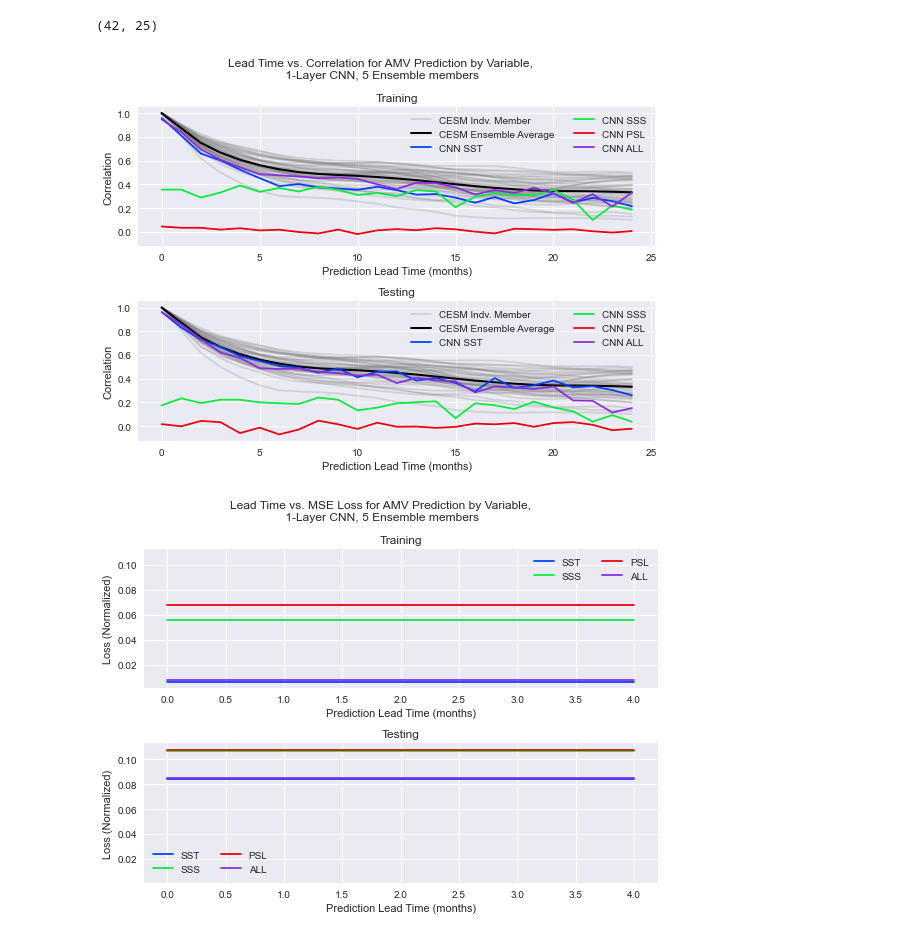
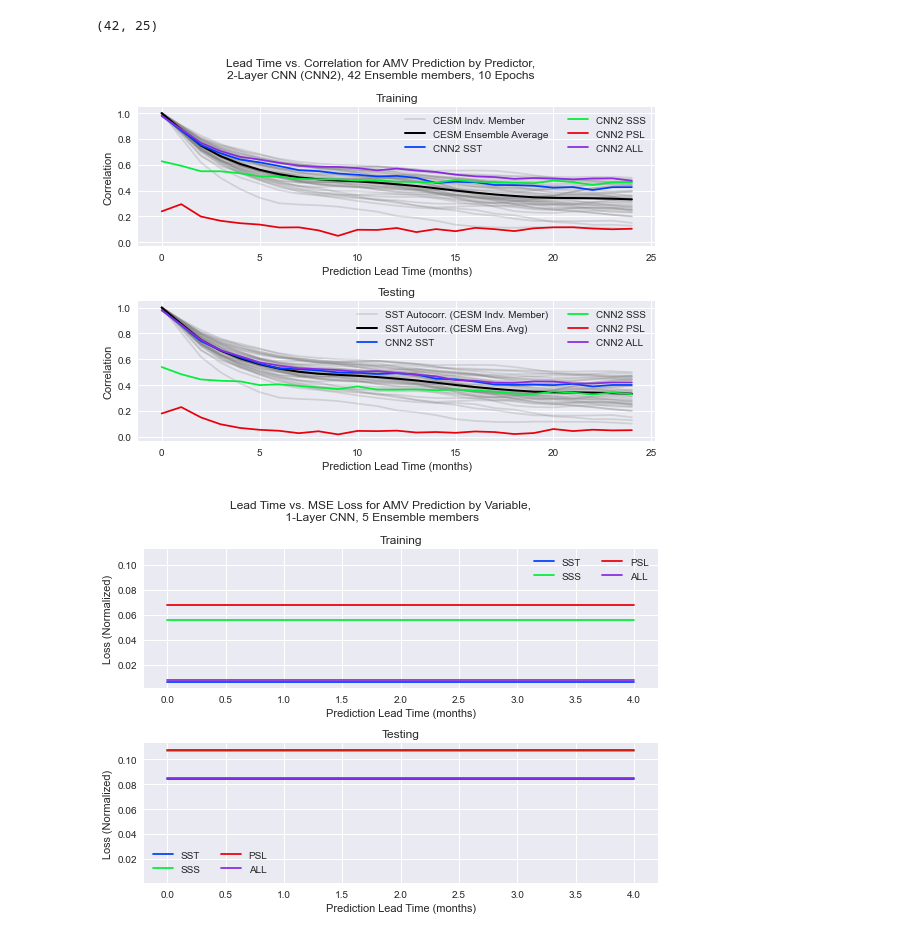
Before and after one commit to glennliu265/predict_amv, a Jupyter notebook: Analysis/plot_SST_prediction_bylead.ipynb, the cells around one changed output. Saved outputs shown, nothing was run; the diff lists cells and outputs as text; code cells hidden in the pictures.

```diff
--- a/Analysis/plot_SST_prediction_bylead.ipynb
+++ b/Analysis/plot_SST_prediction_bylead.ipynb
@@ -12,11 +12,12 @@ import numpy as np
 datpath = "/Users/gliu/Downloads/2020_Fall/6.862/Project/CESM_data/proc/LeadTesting/" # path to the data
 outpath = "/Users/gliu/Downloads/2020_Fall/6.862/Project/Figures/" # output directory
 
-
 # Experiment parameters
 leadtime   = 25  # Lead time in months (include lag 0)
-num_epochs = 5   # Number of Epochs tested for
-nmembers   = 5   # Total number of ensemble members used
+num_epochs = 10   # Number of Epochs tested for
+nmembers   = 42   # Total number of ensemble members used
+netname    = 'CNN2' # Network Type [CNN1,CNN2,FNN,LR]
+netlong    = "2-Layer CNN (CNN2)" # Network Long Name
 
 # Save Figures? (Set to True to save to outpath)
 savefigures = True
@@ -29,9 +30,12 @@ varnames = ["SST","SSS","PSL","ALL"]
 %%time
 # Load results from CNN lead experiments
 
+# Set up experiment identifier (ex: CNN2_nepoch10_nens42_lead24)
+expname = "%s_nepoch%02i_nens%02i_lead%02i" % (netname,num_epochs,nmembers,leadtime-1)
+print("Loading experiment: %s"%expname)
+
 # Preallocate
 nvars = len(varnames)
-
 train_loss = np.zeros((nvars,num_epochs,leadtime)) # [variable x epoch x leadtime]
 test_loss  = np.zeros(train_loss.shape) # [variable x epoch x leadtime]
 test_corr    = np.zeros((nvars,leadtime)) # [variable x leadtime]
@@ -41,7 +45,7 @@ for v,vname in enumerate(varnames):
     vname = varnames[v]
 
     # Load NPZ file
-    results = np.load("%sleadtime_testing_%s_nens5.npz"%(datpath,vname))
+    results = np.load("%sleadtime_testing_%s_%s.npz"%(datpath,vname,expname))
 
     # Get correlation for train and test (note, need to rename arrays in future...)
     train_loss[v,:,:] = results['arr_0'].copy() # [n_epochs,lead]
@@ -67,40 +73,41 @@ sst_auto.shape
 # Plot Lead Time Correlation
 fig,axs = plt.subplots(2,1,sharey=True,figsize=(8,6))
 plt.style.use('seaborn-bright')
 
 # Plot for training set
 ax = axs[0]
 for ien in range(42): # Plot CESM Reults
     ax.plot(sst_auto[ien,:], color='gray', alpha=0.25,label="")
 ax.plot(sst_auto[ien,:],color='gray',alpha=0.25,label="CESM Indv. Member")
 ax.plot(np.mean(sst_auto,axis=0),color='k',linewidth=2,label="CESM Ensemble Average")
 for v in range(nvars): # Plot CNN Results
-    ax.plot(train_corr[v,:],label="CNN " + varnames[v])
+    ax.plot(train_corr[v,:],label=netname + " " + varnames[v])
 ax.legend(ncol=2)
 ax.set_title("Training")
 ax.set_ylabel("Correlation")
 ax.set_xlabel("Prediction Lead Time (months)")
 
 ax = axs[1]
 for ien in range(42): # Plot CESM Reults
     ax.plot(sst_auto[ien,:], color='gray', alpha=0.25,label="")
-ax.plot(sst_auto[ien,:],color='gray',alpha=0.25,label="CESM Indv. Member")
-ax.plot(np.mean(sst_auto,axis=0),color='k',linewidth=2,label="CESM Ensemble Average")
+ax.plot(sst_auto[ien,:],color='gray',alpha=0.25,label="SST Autocorr. (CESM Indv. Member)")
+ax.plot(np.mean(sst_auto,axis=0),color='k',linewidth=2,label="SST Autocorr. (CESM Ens. Avg)")
 for v in range(nvars):
-    ax.plot(test_corr[v,:],label="CNN " + varnames[v])
+    ax.plot(test_corr[v,:],label=netname + " " + varnames[v])
 ax.legend(ncol=2)
 ax.set_title("Testing")
 
 ax.set_ylabel("Correlation")
 ax.set_xlabel("Prediction Lead Time (months)")
 
-plt.suptitle("Lead Time vs. Correlation for AMV Prediction by Variable,\n 1-Layer CNN, 5 Ensemble members")
+plt.suptitle("Lead Time vs. Correlation for AMV Prediction by Predictor,\n" +
+             "%s, %s Ensemble members, %s Epochs"%(netlong,nmembers,num_epochs))
 plt.tight_layout()
 
 if savefigures:
-    plt.savefig("%sCorrelation_vs_Leadtime%i_%iepochs_%imembers.png"%(outpath,leadtime,num_epochs,nmembers),dpi=200)
+    plt.savefig("%sCorrelation_vs_Leadtime_%s.png"%(outpath,expname),dpi=200)
 # %% [output]
-[figure, old version]
+[figure, new version]
 # %%
 # Plot Losses for each set/variable
 fig,axs = plt.subplots(2,1,sharey=True,figsize=(8,6))
```
Also changed, not shown: parts of 5 cells of this notebook, 1 other file.
